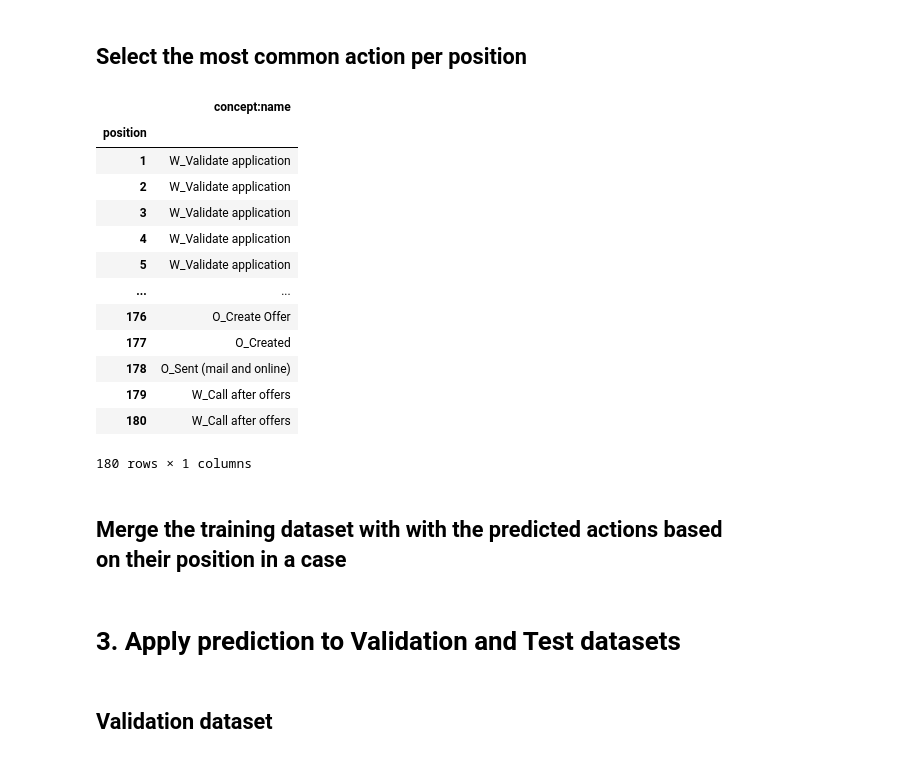
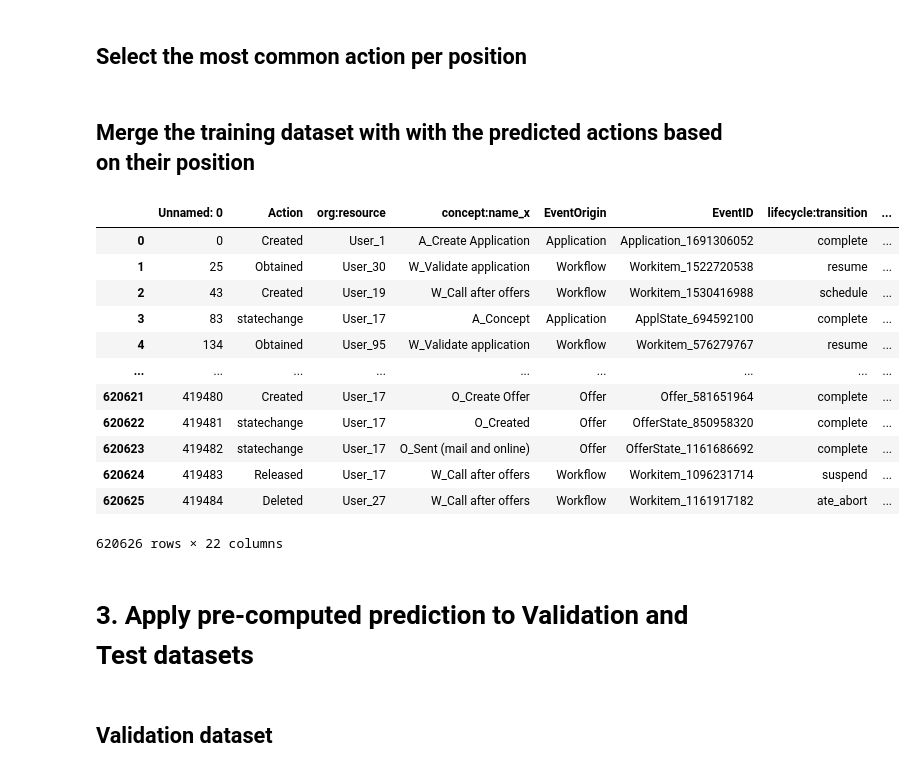
Before and after one commit to dbusn/process-mining-group-5, a Jupyter notebook: notebooks/baseline_algo_A.ipynb, the cells around one changed output. Cells and saved outputs as stored; diff of their text form; code cells hidden in the pictures.

Commit message:
Corrected the way training is applied

```diff
--- a/notebooks/baseline_algo_A.ipynb
+++ b/notebooks/baseline_algo_A.ipynb
@@ -26,2 +28,17 @@ df_train
+# %%
+def assign_position(df: pd.DataFrame) -> pd.DataFrame:
+    # Count number of processes per trace/ID
+    count_lst = df.groupby('case:concept:name').count()['lifecycle:transition'].tolist()
+    position_lst_1 = [list(range(1, i + 1)) for i in count_lst]
+    position_lst = []
+    for i in position_lst_1:
+        for j in i:
+            position_lst.append(j)
+    df['position'] = position_lst
+    return df
+# %%
+df_train = assign_position(df_train)
+df_val = assign_position(df_val)
+df_test = assign_position(df_test)
 # %% [markdown]
 # 2. Baseline Case Prediction (Only on Training Dataset)
@@ -33,8 +44,0 @@ count_lst = df_train.groupby('case:concept:name').count()['lifecycle:transition'
-# %%
-position_lst_1 = [list(range(1, i + 1)) for i in count_lst]
-position_lst = []
-for i in position_lst_1:
-    for j in i:
-        position_lst.append(j)
-df_train['position'] = position_lst
-df_train
@@ -56,21 +46,5 @@ df_train
 ## Select the most common action per position
 # %%
 position_df = df_train.groupby('position').agg(pd.Series.mode)['concept:name'].to_frame()
-position_df
-# %% [output]
-|  | concept:name |
-| position |  |
-| 1 | W_Validate application |
-| 2 | W_Validate application |
-| 3 | W_Validate application |
-| 4 | W_Validate application |
-| 5 | W_Validate application |
-| ... | ... |
-| 176 | O_Create Offer |
-| 177 | O_Created |
-| 178 | O_Sent (mail and online) |
-| 179 | W_Call after offers |
-| 180 | W_Call after offers |
-180 rows × 1 columns
 # %% [markdown]
-## Merge the training dataset with with the predicted actions based on their position in a case
+## Merge the training dataset with with the predicted actions based on their position
@@ -81,5 +51,22 @@ pred_df.rename(columns = {"concept:name_y": "baseline_action_pred", "concept:nam
+# %%
+df_train = pd.merge(df_train, position_df, on='position')
+df_train
+# %% [output]
+|  | Unnamed: 0 | Action | org:resource | concept:name_x | EventOrigin | EventID | lifecycle:transition | ... |
+| 0 | 0 | Created | User_1 | A_Create Application | Application | Application_1691306052 | complete | ... |
+| 1 | 25 | Obtained | User_30 | W_Validate application | Workflow | Workitem_1522720538 | resume | ... |
+| 2 | 43 | Created | User_19 | W_Call after offers | Workflow | Workitem_1530416988 | schedule | ... |
+| 3 | 83 | statechange | User_17 | A_Concept | Application | ApplState_694592100 | complete | ... |
+| 4 | 134 | Obtained | User_95 | W_Validate application | Workflow | Workitem_576279767 | resume | ... |
+| ... | ... | ... | ... | ... | ... | ... | ... | ... |
+| 620621 | 419480 | Created | User_17 | O_Create Offer | Offer | Offer_581651964 | complete | ... |
+| 620622 | 419481 | statechange | User_17 | O_Created | Offer | OfferState_850958320 | complete | ... |
+| 620623 | 419482 | statechange | User_17 | O_Sent (mail and online) | Offer | OfferState_1161686692 | complete | ... |
+| 620624 | 419483 | Released | User_17 | W_Call after offers | Workflow | Workitem_1096231714 | suspend | ... |
+| 620625 | 419484 | Deleted | User_27 | W_Call after offers | Workflow | Workitem_1161917182 | ate_abort | ... |
+620626 rows × 22 columns
 # %% [markdown]
-# 3. Apply prediction to Validation and Test datasets
+# 3. Apply pre-computed prediction to Validation and Test datasets
 # %% [markdown]
 ## Validation dataset
 # %%
```
Also changed, not shown: parts of 8 cells of this notebook, 2 other files.
